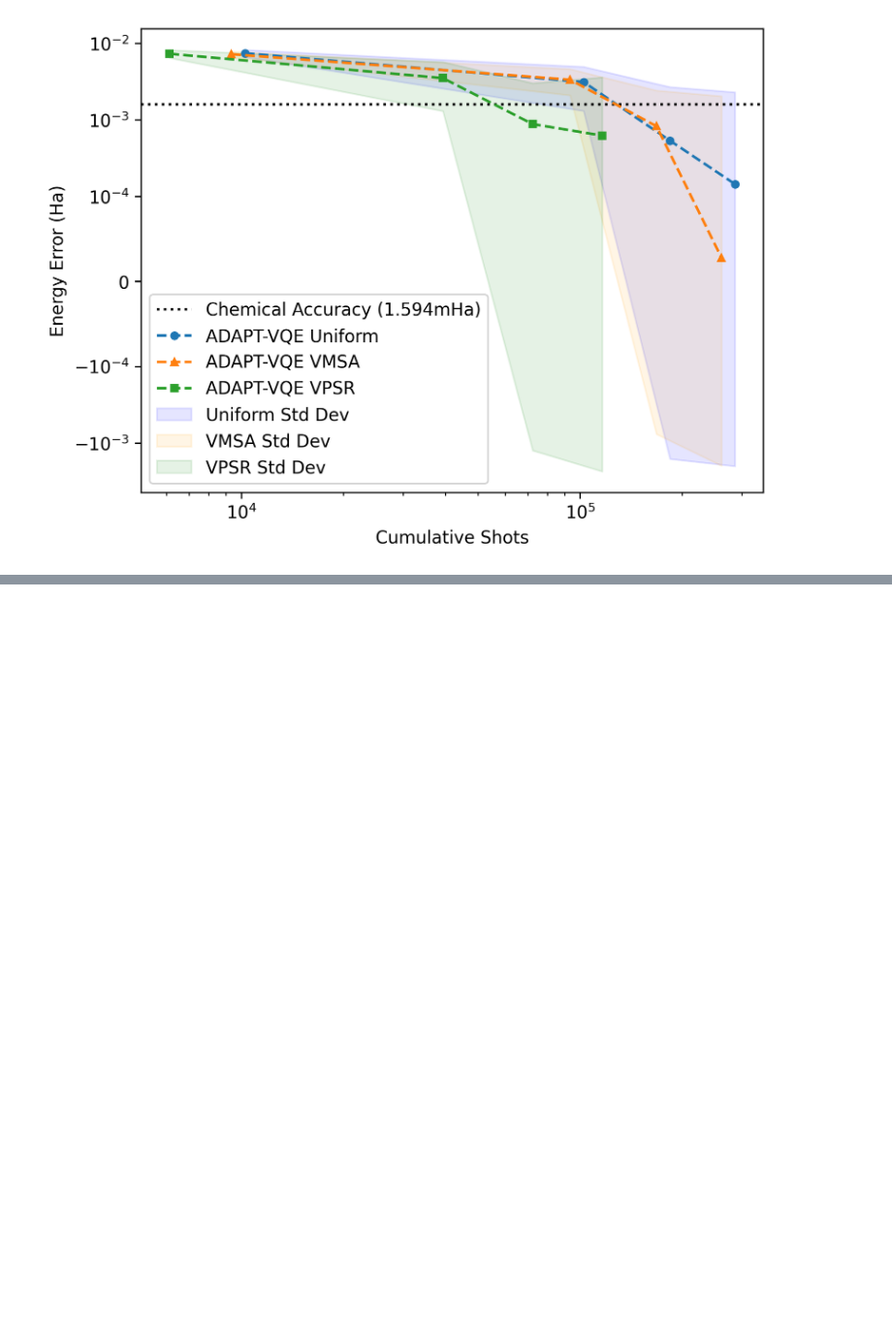
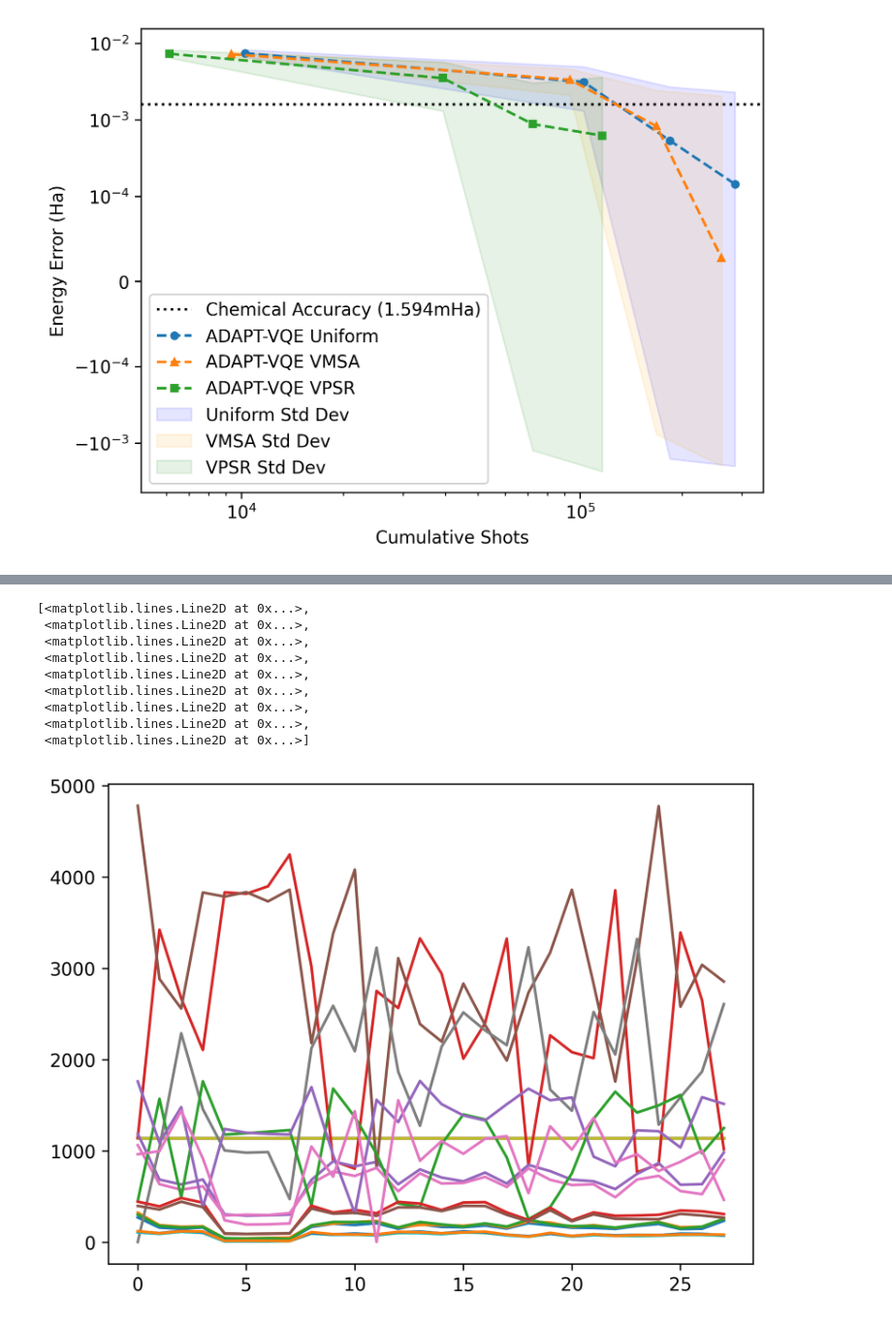
Before and after one commit to azhar-ikhtiarudin/ShotOptimization-ADAPT-VQE, a Jupyter notebook: visualization/results_lih.ipynb, the cells around one changed output, grey strips where cells are left out. Shown at 97% size. Drawn from its saved outputs; the diff is of its cells as text; code cells hidden in the pictures; blank space fills up the shorter version.

Commit message:
add opt-iteration visualization

```diff
--- a/visualization/results_lih.ipynb
+++ b/visualization/results_lih.ipynb
@@ -286,0 +328,15 @@ plotErrorToCumulativeShots(data_LiH)
+# %%
+plt.plot(data_LiH['data_list'][-1]['shots_uniform'])
+plt.plot(data_LiH['data_list'][-1]['shots_vmsa'])
+plt.plot(data_LiH['data_list'][-1]['shots_vpsr'])
+# %% [output]
+[<matplotlib.lines.Line2D at 0x...>,
+ <matplotlib.lines.Line2D at 0x...>,
+ <matplotlib.lines.Line2D at 0x...>,
+ <matplotlib.lines.Line2D at 0x...>,
+ <matplotlib.lines.Line2D at 0x...>,
+ <matplotlib.lines.Line2D at 0x...>,
+ <matplotlib.lines.Line2D at 0x...>,
+ <matplotlib.lines.Line2D at 0x...>,
+ <matplotlib.lines.Line2D at 0x...>]
+[figure, added]
```
Also changed, not shown: parts of 9 cells of this notebook.
